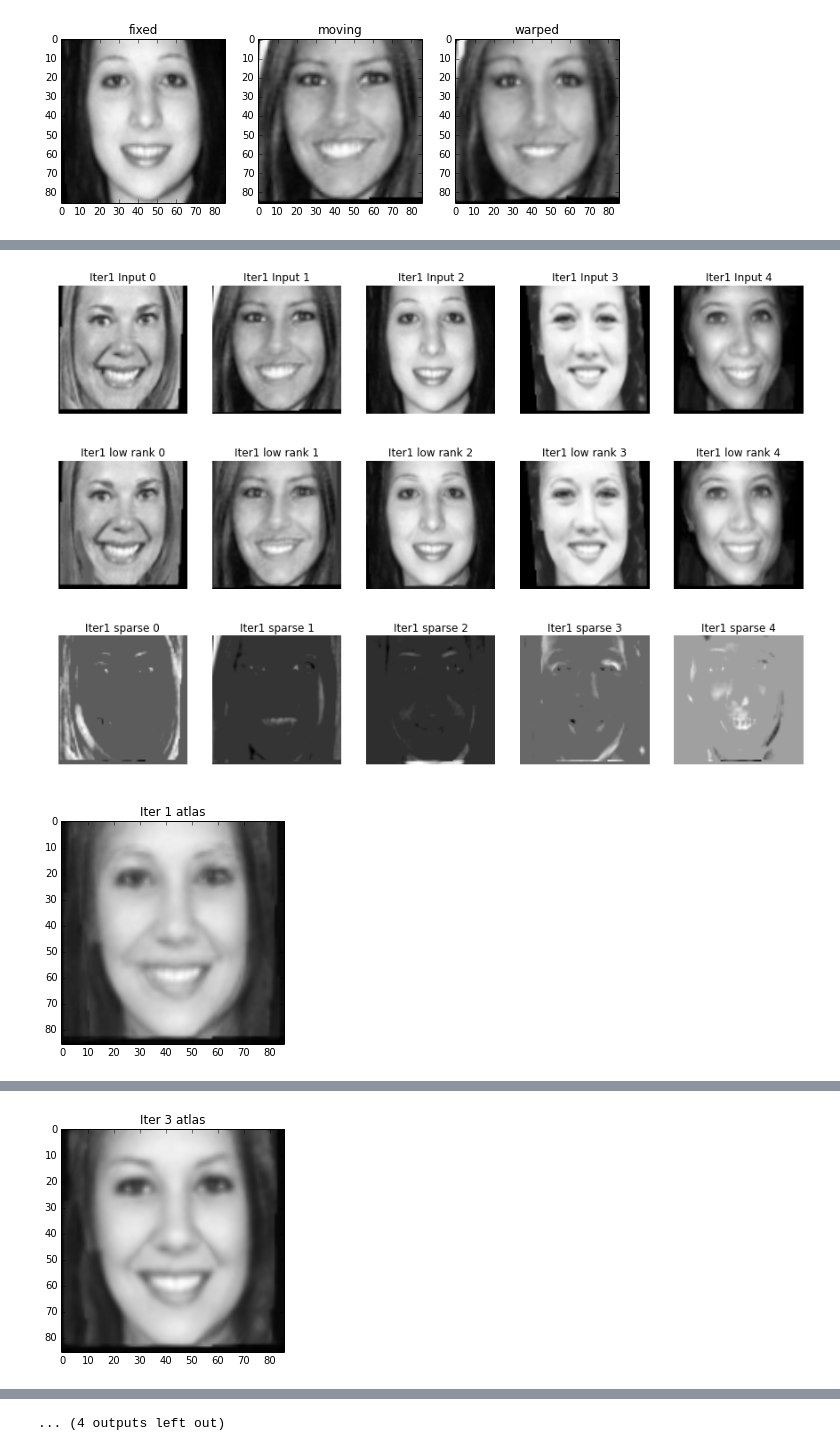
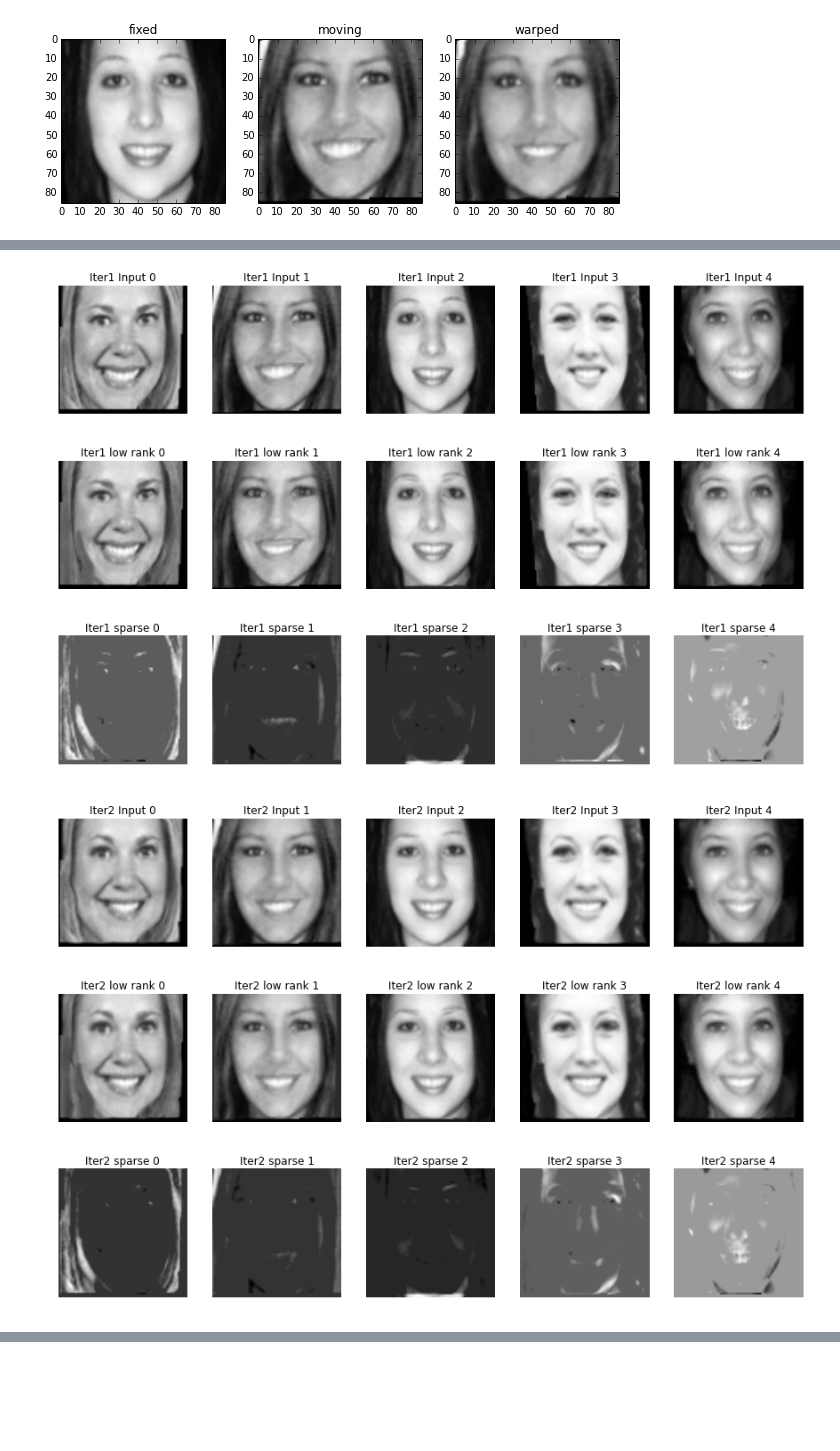
Before and after one commit to KitwareMedical/pyLAR, a Jupyter notebook: low_rank_atlas/notebook/LAB_2D_Face.ipynb, the cells around one changed output, grey strips where cells are left out. Saved outputs shown, nothing was run; the diff lists cells and outputs as text; code cells hidden in the pictures; blank space fills up the shorter version.

```diff
--- a/low_rank_atlas/notebook/LAB_2D_Face.ipynb
+++ b/low_rank_atlas/notebook/LAB_2D_Face.ipynb
@@ -276,15 +276,15 @@ def runLABIteration(currentIter, sigma):
         averageImageFromDM(A,atlasIm)
 
     atlas = getImageArray(atlasIm)
-    plt.figure()
-    plt.imshow(atlas, cm.gray)
-    plt.title( 'Iter %s atlas' %(currentIter))
+    #plt.figure()
+    #plt.imshow(atlas, cm.gray)
+    #plt.title( 'Iter %s atlas' %(currentIter))
 
 
     # register low-rank images to the atlas(average) image
     for i in range(num_of_data):
         newInputImage = result_folder+'/Iter'+ str(currentIter)+'_' +str(i) +  '.nrrd'
-        initialInputImage= result_folder+'/Iter0_' +str(i) +  '.nrrd'
+        initialInputImage = result_folder+'/Iter0_' +str(i) +  '.nrrd'
 
         # deform with an intial moving transform from previous iteration
         initialTransform = None
@@ -303,7 +303,7 @@ def runLABIteration(currentIter, sigma):
 # %%
 # main
 sigma = 0
-NUM_OF_ITERATIONS =4
+
 for k in range(1,NUM_OF_ITERATIONS):
     print 'iter'+str(k)
     runLABIteration(k,sigma)
@@ -332,3 +335,3 @@ RPCA takes:0.300000 seconds
 [figure]
-[figure, old version]
+[figure, new version]
 [figure]
@@ -337 +338,0 @@ RPCA takes:0.300000 seconds
-[figure, removed]
@@ -343,4 +339,3 @@ RPCA takes:0.300000 seconds
-... (4 outputs left out)
 # %%
 plt.figure(figsize=(15,10))
 for currentIter in range(1,NUM_OF_ITERATIONS):
```
Also changed, not shown: parts of 4 cells of this notebook, 5 other files.
